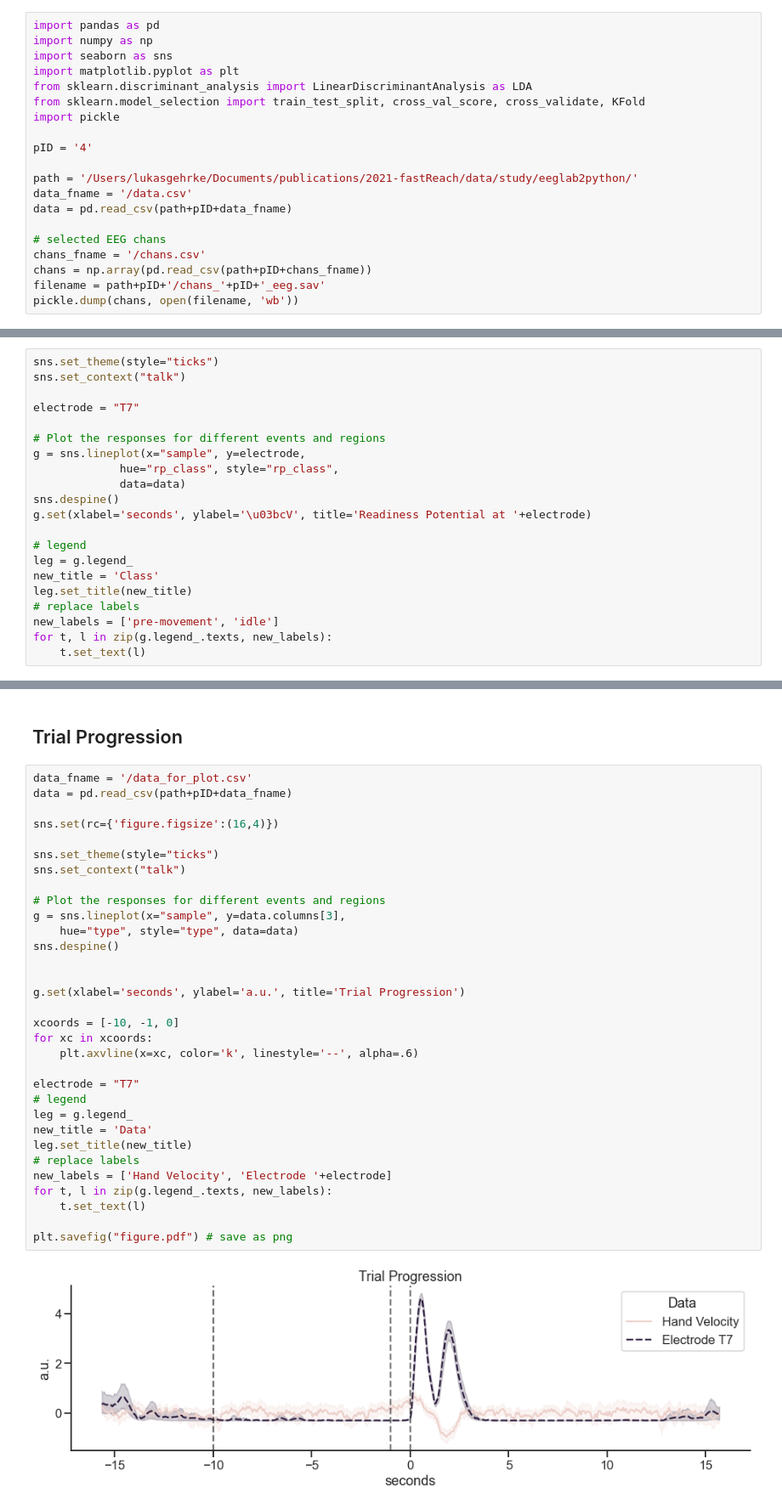
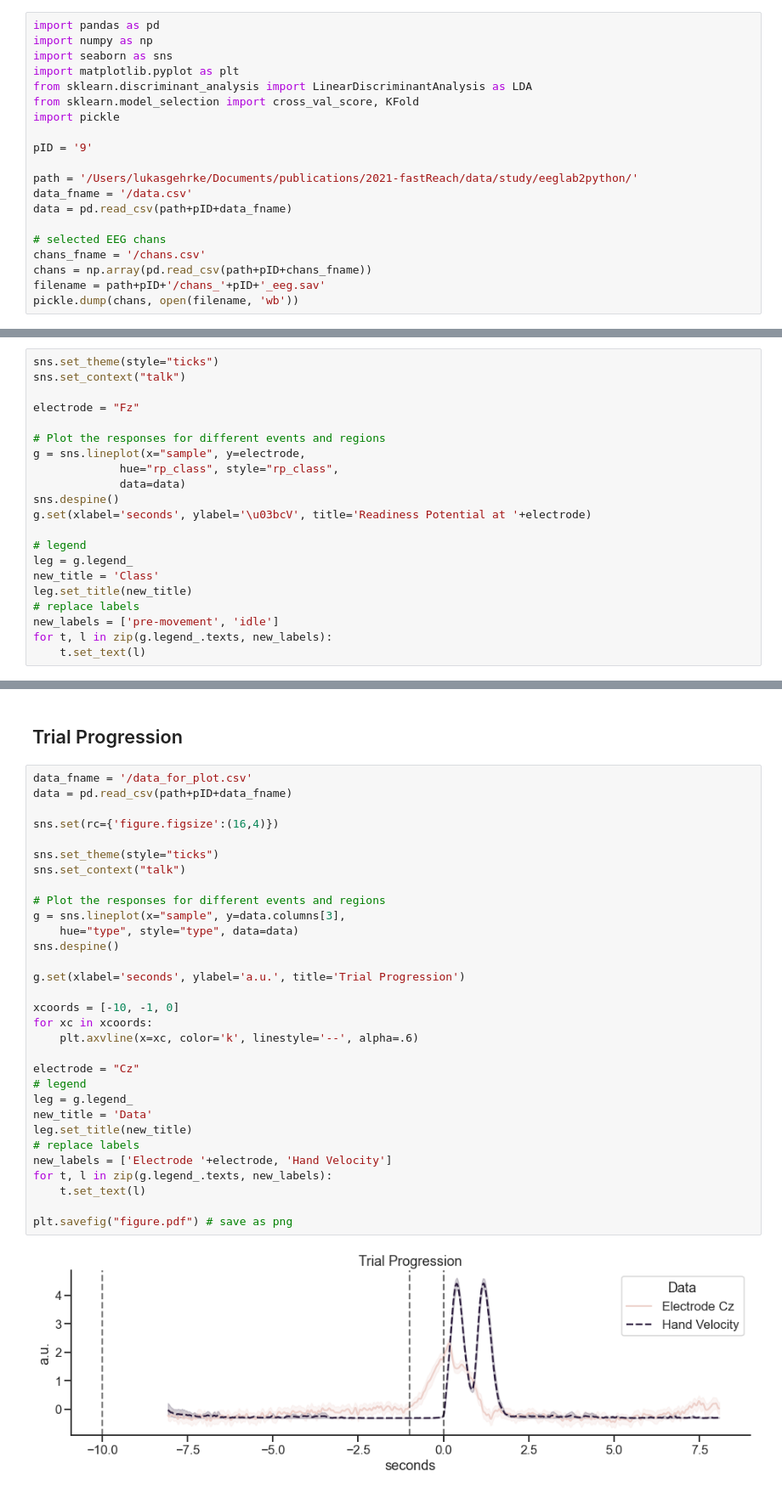
Before and after one commit to lukasgehrke/2021-fastReach, a Jupyter notebook: app/fastReach/reaching_data_exploration.ipynb, the cells around one changed output, grey strips where cells are left out. Shown: that part at 85% size. Drawn from its saved outputs; the diff is of its cells as text.

```diff
--- a/app/fastReach/reaching_data_exploration.ipynb
+++ b/app/fastReach/reaching_data_exploration.ipynb
@@ -8,10 +8,10 @@ import numpy as np
 import seaborn as sns
 import matplotlib.pyplot as plt
 from sklearn.discriminant_analysis import LinearDiscriminantAnalysis as LDA
-from sklearn.model_selection import train_test_split, cross_val_score, cross_validate, KFold
+from sklearn.model_selection import cross_val_score, KFold
 import pickle
 
-pID = '4'
+pID = '9'
 
 path = '/Users/lukasgehrke/Documents/publications/2021-fastReach/data/study/eeglab2python/'
 data_fname = '/data.csv'
@@ -182,7 +200,7 @@ plt.scatter(
 sns.set_theme(style="ticks")
 sns.set_context("talk")
 
-electrode = "T7"
+electrode = "Fz"
 
 # Plot the responses for different events and regions
 g = sns.lineplot(x="sample", y=electrode,
@@ -206,34 +224,33 @@ for t, l in zip(g.legend_.texts, new_labels):
 # %%
 data_fname = '/data_for_plot.csv'
 data = pd.read_csv(path+pID+data_fname)
 
 sns.set(rc={'figure.figsize':(16,4)})
 
 sns.set_theme(style="ticks")
 sns.set_context("talk")
 
 # Plot the responses for different events and regions
 g = sns.lineplot(x="sample", y=data.columns[3],
     hue="type", style="type", data=data)
 sns.despine()
 
-
 g.set(xlabel='seconds', ylabel='a.u.', title='Trial Progression')
 
 xcoords = [-10, -1, 0]
 for xc in xcoords:
     plt.axvline(x=xc, color='k', linestyle='--', alpha=.6)
 
-electrode = "T7"
+electrode = "Cz"
 # legend
 leg = g.legend_
 new_title = 'Data'
 leg.set_title(new_title)
 # replace labels
-new_labels = ['Hand Velocity', 'Electrode '+electrode]
+new_labels = ['Electrode '+electrode, 'Hand Velocity']
 for t, l in zip(g.legend_.texts, new_labels):
     t.set_text(l)
 
 plt.savefig("figure.pdf") # save as png
 # %% [output]
-[figure, old version]
+[figure, new version]
```
Also changed, not shown: parts of 7 cells of this notebook.
